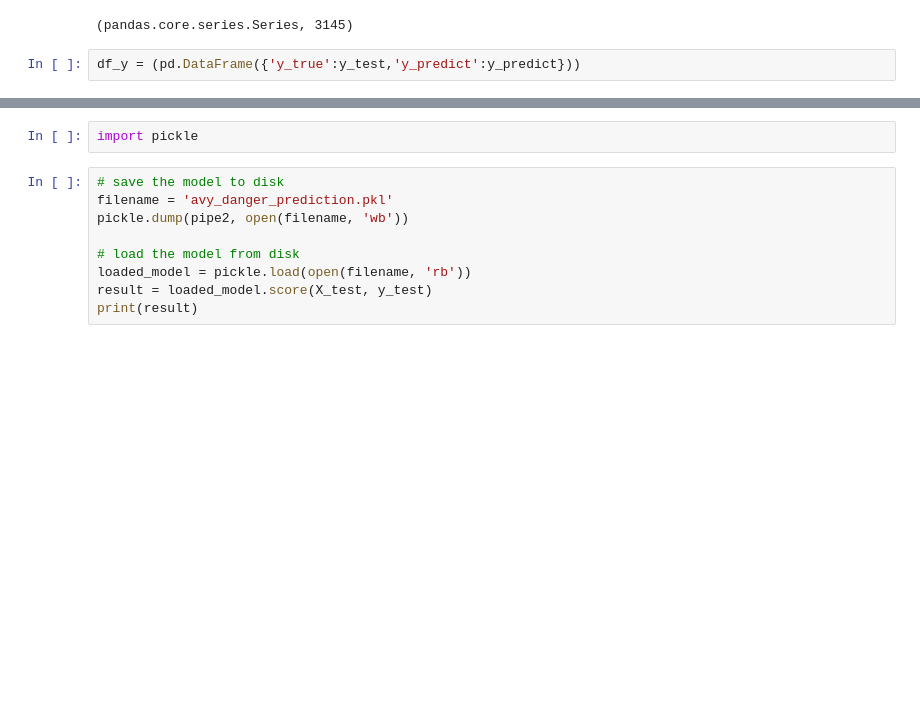
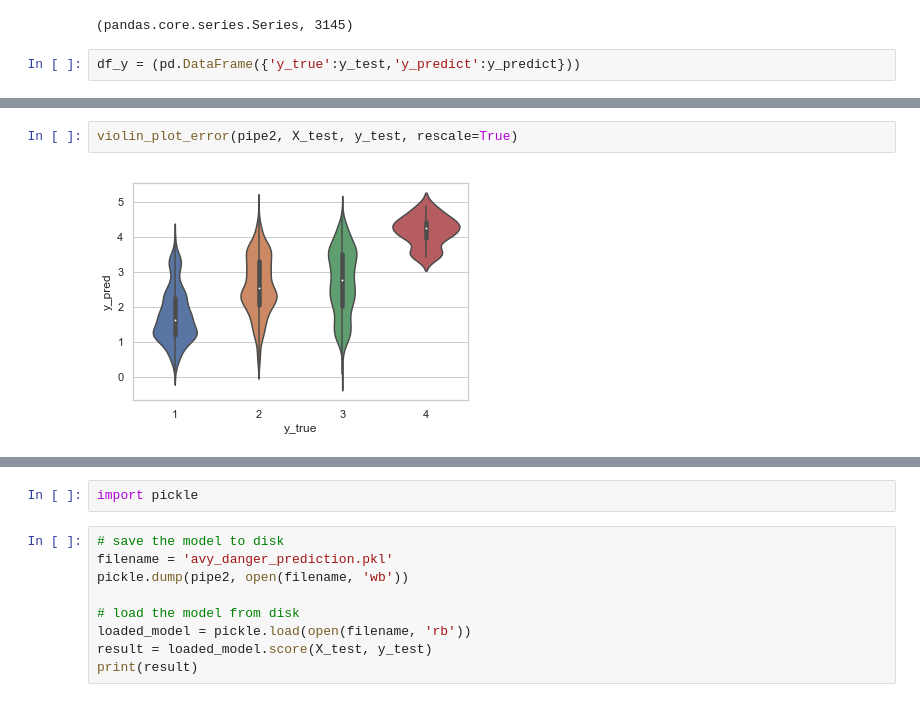
Before and after one commit to kevintheduu/avalanche-predictor, a Jupyter notebook: nb_archive/model_6.ipynb, the cells around one changed output, grey strips where cells are left out. Saved outputs shown, nothing was run; the diff lists cells and outputs as text; blank space fills up the shorter version.

```diff
--- a/nb_archive/model_6.ipynb
+++ b/nb_archive/model_6.ipynb
@@ -320,0 +504,4 @@ df_violin = pd.melt(df_y,var_name='groups',value_name='danger level')
+# %%
+violin_plot_error(pipe2, X_test, y_test, rescale=True)
+# %% [output]
+[figure, added]
```
Also changed, not shown: parts of 51 cells of this notebook, 32 other files.
